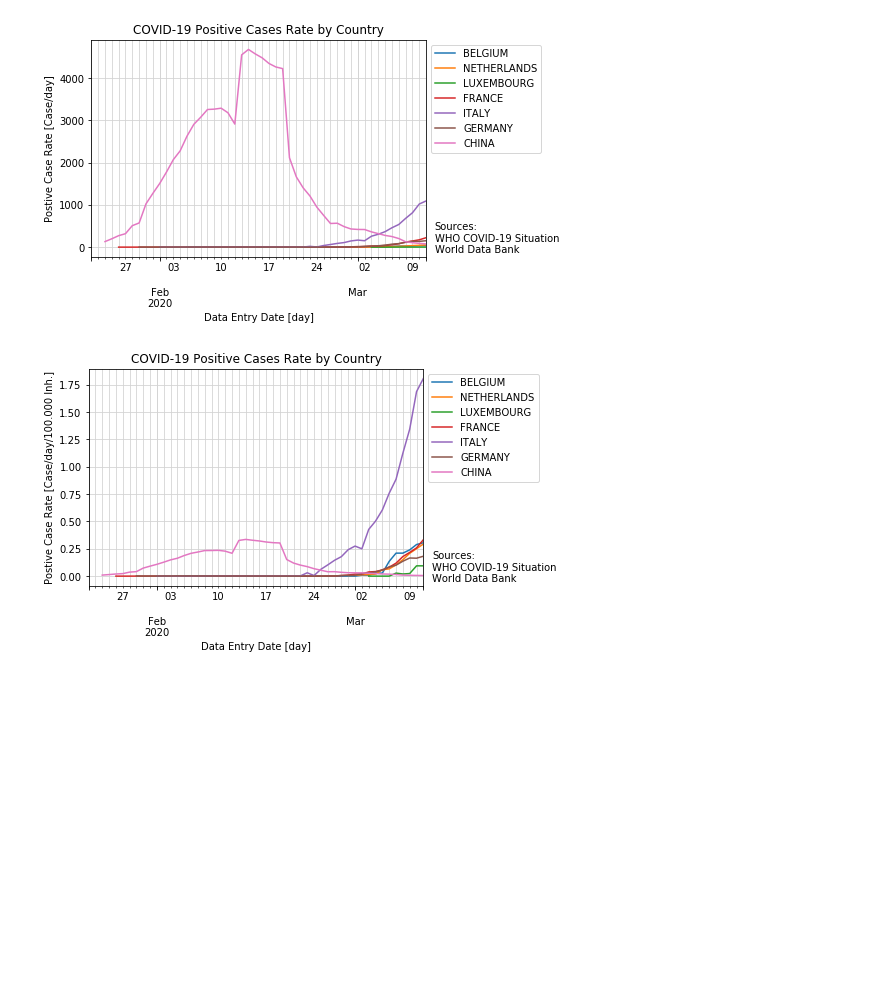
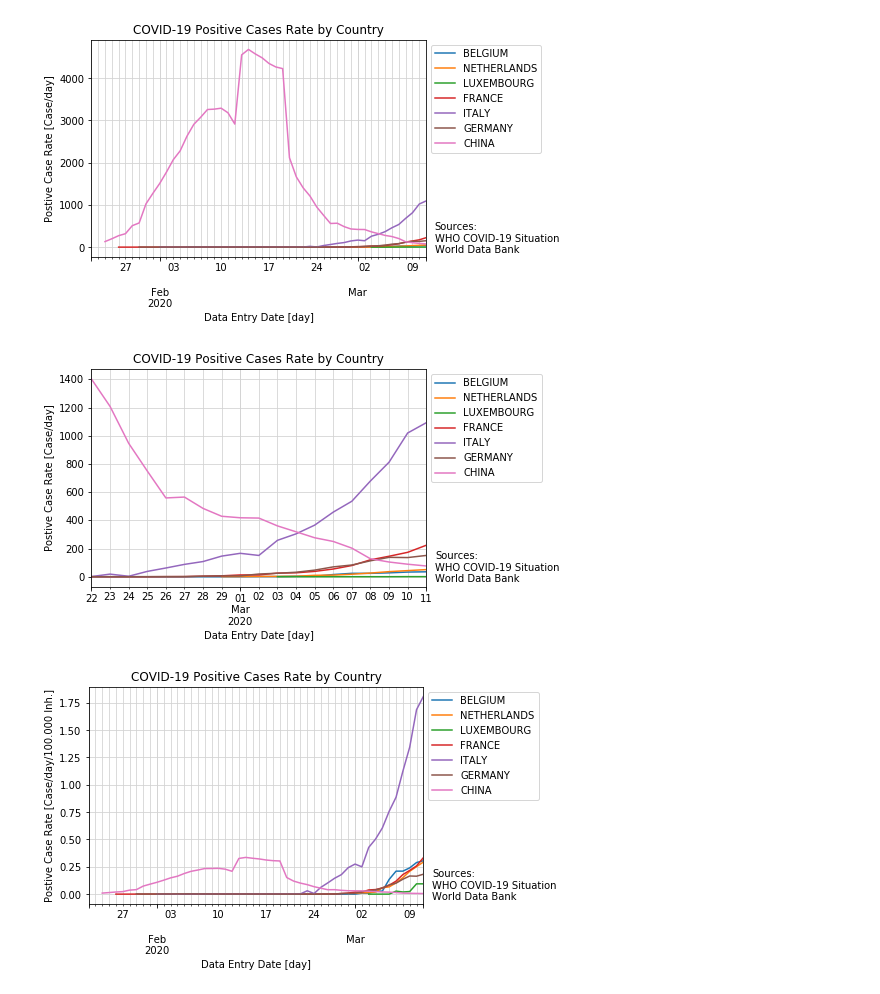
Before and after one commit to jlandercy/cookbook, a Jupyter notebook: python/scientific/covid-19/covid19.ipynb, the cells around one changed output. Drawn from its saved outputs; the diff is of its cells as text; code cells hidden in the pictures; blank space fills up the shorter version.

```diff
--- a/python/scientific/covid-19/covid19.ipynb
+++ b/python/scientific/covid-19/covid19.ipynb
@@ -163,6 +173,16 @@ axe.legend(bbox_to_anchor=(1,1), loc='upper left')
 _ = axe.get_figure().text(0.92, 0.14, "Sources:\nWHO COVID-19 Situation\nWorld Data Bank")
 # %% [output]
 [figure]
+# %%
+axe = cross.rolling(7, min_periods=1, center=False).mean().diff().loc['2020-02-22':,keys].plot()
+axe.set_title("COVID-19 Positive Cases Rate by Country")
+axe.set_xlabel("Data Entry Date [day]")
+axe.set_ylabel("Postive Case Rate [Case/day]")
+axe.grid(which='both', color='lightgray')
+axe.legend(bbox_to_anchor=(1,1), loc='upper left')
+_ = axe.get_figure().text(0.92, 0.14, "Sources:\nWHO COVID-19 Situation\nWorld Data Bank")
+# %% [output]
+[figure, added]
 # %%
 axe = ncross.rolling(7, min_periods=1, center=False).mean().diff()[keys].plot()
 axe.set_title("COVID-19 Positive Cases Rate by Country")
```
Also changed, not shown: parts of 5 cells of this notebook.
